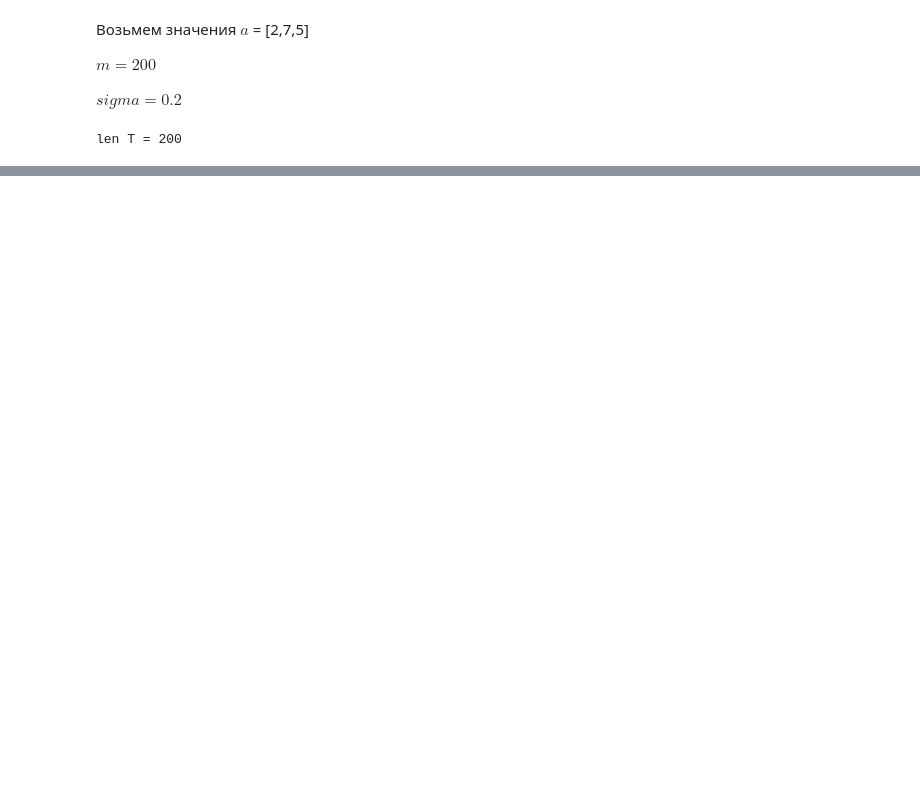
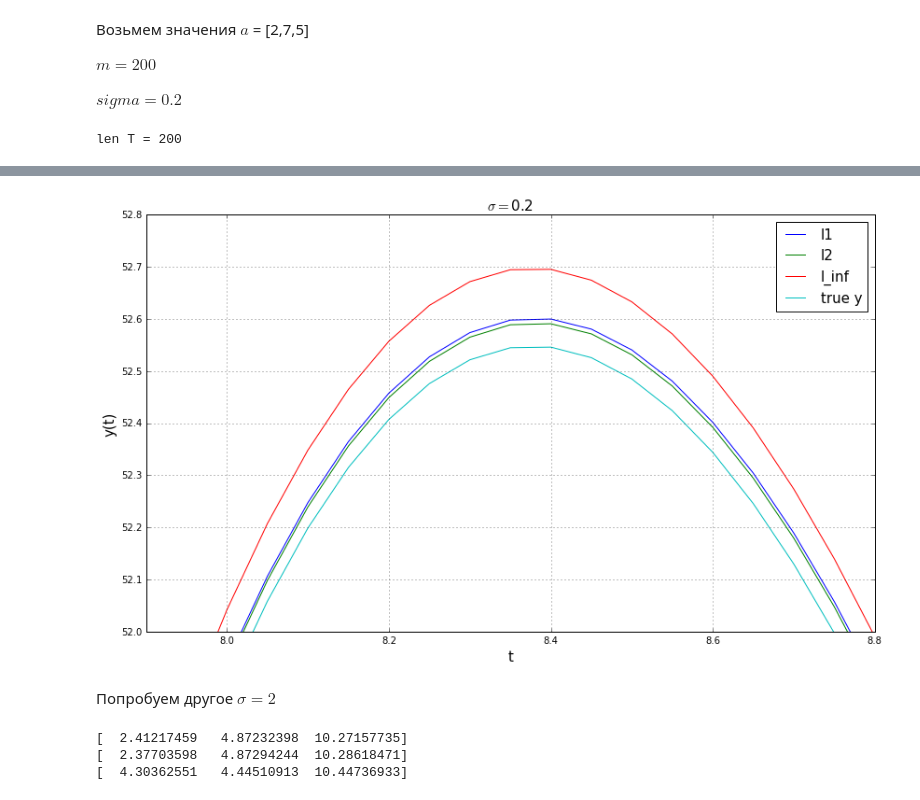
Before and after one commit to ale3otik/workout_mipt_autumn_2016, a Jupyter notebook: 3_Zotov_Aleksey.ipynb, the cells around one changed output, grey strips where cells are left out. Cells and saved outputs as stored; diff of their text form; code cells hidden in the pictures; blank space fills up the shorter version.

```diff
--- a/3_Zotov_Aleksey.ipynb
+++ b/3_Zotov_Aleksey.ipynb
@@ -51,0 +136,18 @@ array([ 2.01021138,  6.99990707,  5.01942732])
+# %%
+plt.figure(figsize=(14,8))
+plt.grid(True)
+plt.title(r'$\sigma = $' + str(sigma),fontsize=15)
+plt.plot(T,y_l1,label='l1')
+plt.plot(T,y_l2,label='l2')
+plt.plot(T,y_l_inf,label='l_inf')
+plt.plot(T,y_true,label='true y')
+plt.xlabel('t',fontsize=15)
+plt.ylabel('y(t)',fontsize=15)
+plt.legend(loc='best',fontsize=15)
+plt.xlim([7.9,8.8])
+plt.ylim([52,52.8])
+plt.show()
+# %% [output]
+[figure, added]
+# %% [markdown]
+Попробуем другое $\sigma = 2$
@@ -51,0 +157,14 @@ array([ 2.01021138,  6.99990707,  5.01942732])
+# %%
+a_l2 = min_in_L2(y_obs,T)
+a_l1 = min_in_L1(y_obs,T)
+a_l_inf = min_in_L_inf(y_obs,T)
+print(a_l2)
+print(a_l1)
+print(a_l_inf)
+y_l2 = y_at(a_l2,T)
+y_l1 = y_at(a_l1,T)
+y_l_inf = y_at(a_l_inf,T)
+# %% [output]
+[  2.41217459   4.87232398  10.27157735]
+[  2.37703598   4.87294244  10.28618471]
+[  4.30362551   4.44510913  10.44736933]
```
Also changed, not shown: parts of 31 cells of this notebook.
